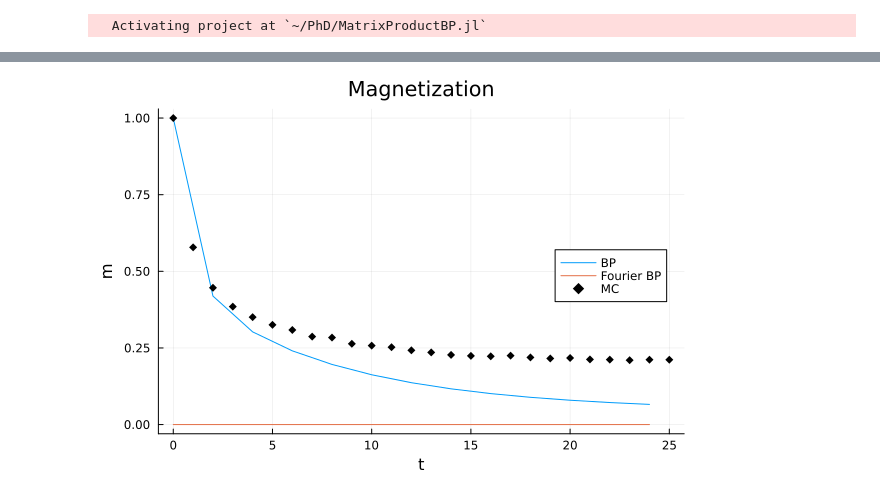
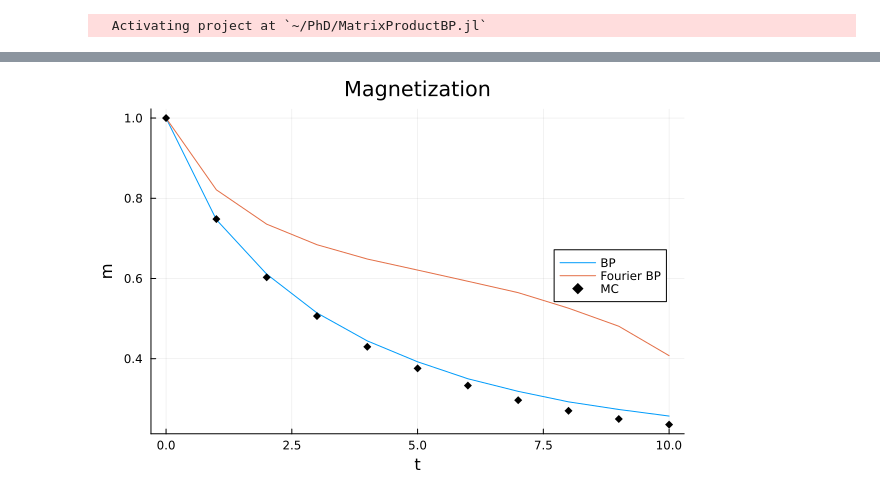
Before and after one commit to FedericoFlorio/MatrixProductBP.jl, a Jupyter notebook: results/erdos_renyi.ipynb, the cells around one changed output, grey strips where cells are left out. Saved outputs shown, nothing was run; the diff lists cells and outputs as text; code cells hidden in the pictures.

```diff
--- a/results/erdos_renyi.ipynb
+++ b/results/erdos_renyi.ipynb
@@ -17,8 +15,8 @@ includet("./bp_fourier.jl");
 seed = 20
 rng = MersenneTwister(seed)
 
-T = 25
-N = 30
+T = 10
+N = 5
 c = 2.5
 gg = erdos_renyi(N, c/N; seed)
 g = IndexedGraph(gg)
@@ -27,7 +25,7 @@ g = IndexedGraph(gg)
 J = 1.0
 h = 0.2
 m⁰ = 1.0
-K = 30
+K = 20
 
 ;
 # %%
@@ -67,18 +88,18 @@ nsamples = 10^5
 sms = SoftMarginSampler(bp)
 sample!(sms, nsamples);
 # %%
-potts2spin(x, i; q=2) = (x-1)/(q-1)*2 - 1
+# potts2spin(x; q=2) = (x-1)/(q-1)*2 - 1
 
-i = 11
+i = 1
 m = means(potts2spin, bp)[i]
 m_fourier = real.(means(potts2spin, bp_fourier))[i]
 traj = [vec(potts2spin.(X[i,:])) for X in sms.X]
 m_mc = mean(traj)
 ;
 # %%
-pl = plot(0:2:T, m[1:2:end], label="BP", xlabel="t", ylabel="m", title="Magnetization", legend=:right)
-plot!(pl, 0:2:T, m_fourier[1:2:end], label="Fourier BP")
+pl = plot(0:T, m[1:end], label="BP", xlabel="t", ylabel="m", title="Magnetization", legend=:right)
+plot!(pl, 0:T, m_fourier[1:end], label="Fourier BP")
 plot!(pl, 0:T, m_mc, c=:black, m=:diamond, st=:scatter, label="MC")
 display(pl)
 # %% [output]
-[figure, old version]
+[figure, new version]
```
Also changed, not shown: parts of 7 cells of this notebook, 35 other files.
